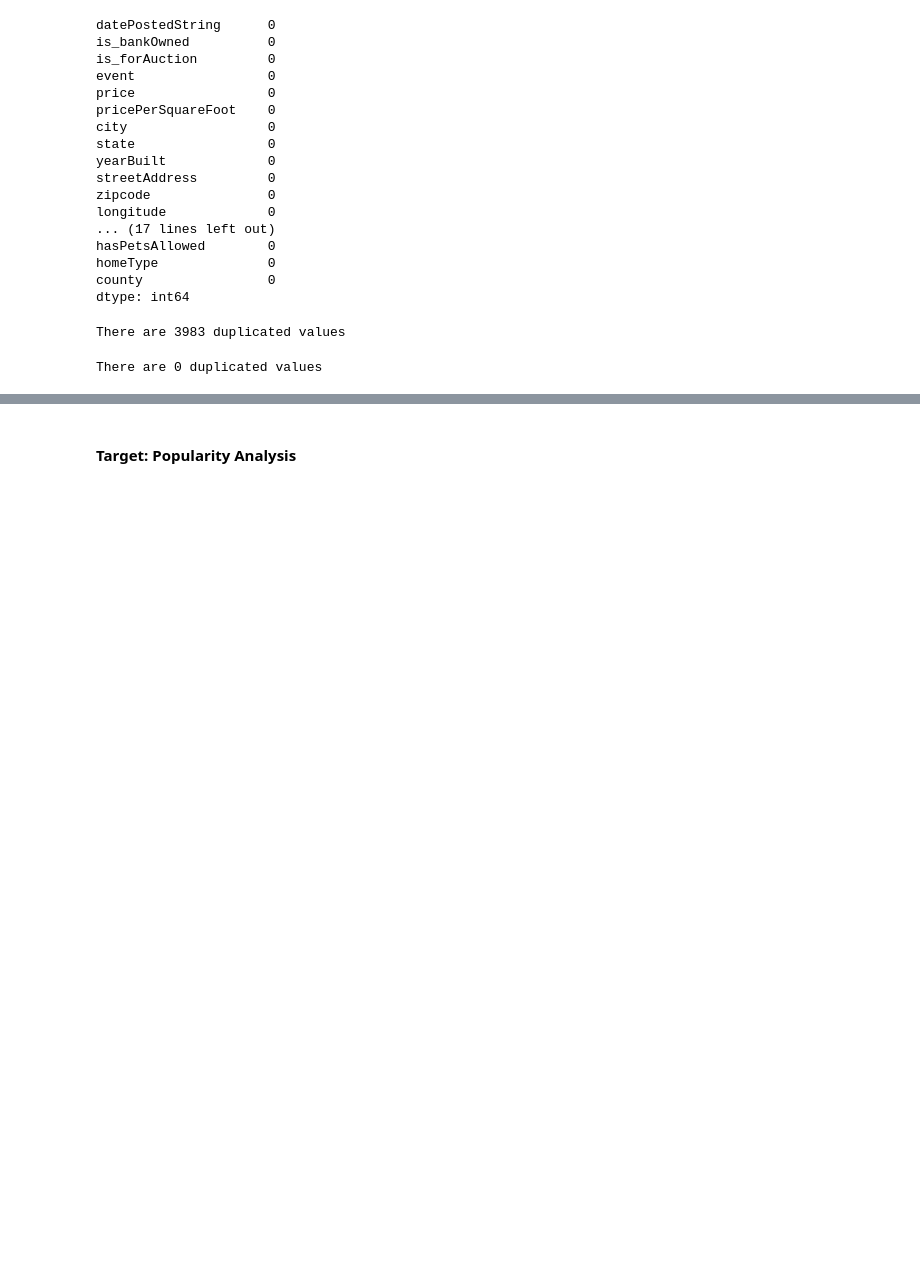
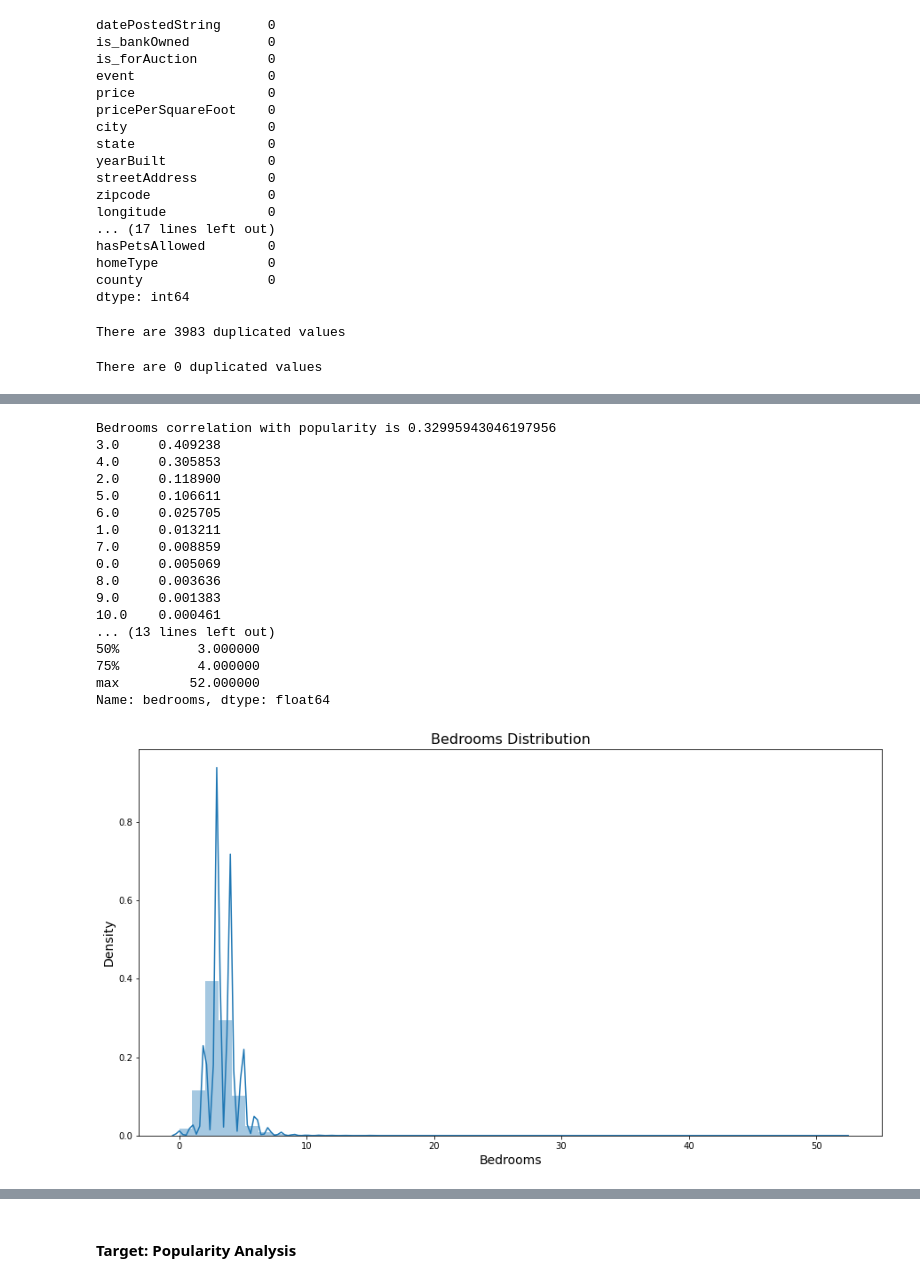
Before and after one commit to erin-vu/real_estate, a Jupyter notebook: Real Estate Analysis.ipynb, the cells around one changed output, grey strips where cells are left out. Drawn from its saved outputs; the diff is of its cells as text; code cells hidden in the pictures; blank space fills up the shorter version.

```diff
--- a/Real Estate Analysis.ipynb
+++ b/Real Estate Analysis.ipynb
@@ -191,0 +314,21 @@ Name: bathrooms, dtype: float64
+# %%
+feature_analysis('bedrooms')
+# %% [output]
+Bedrooms correlation with popularity is 0.32995943046197956
+3.0     0.409238
+4.0     0.305853
+2.0     0.118900
+5.0     0.106611
+6.0     0.025705
+1.0     0.013211
+7.0     0.008859
+0.0     0.005069
+8.0     0.003636
+9.0     0.001383
+10.0    0.000461
+... (13 lines left out)
+50%          3.000000
+75%          4.000000
+max         52.000000
+Name: bedrooms, dtype: float64
+[figure, added]
```
Also changed, not shown: parts of 28 cells of this notebook.
